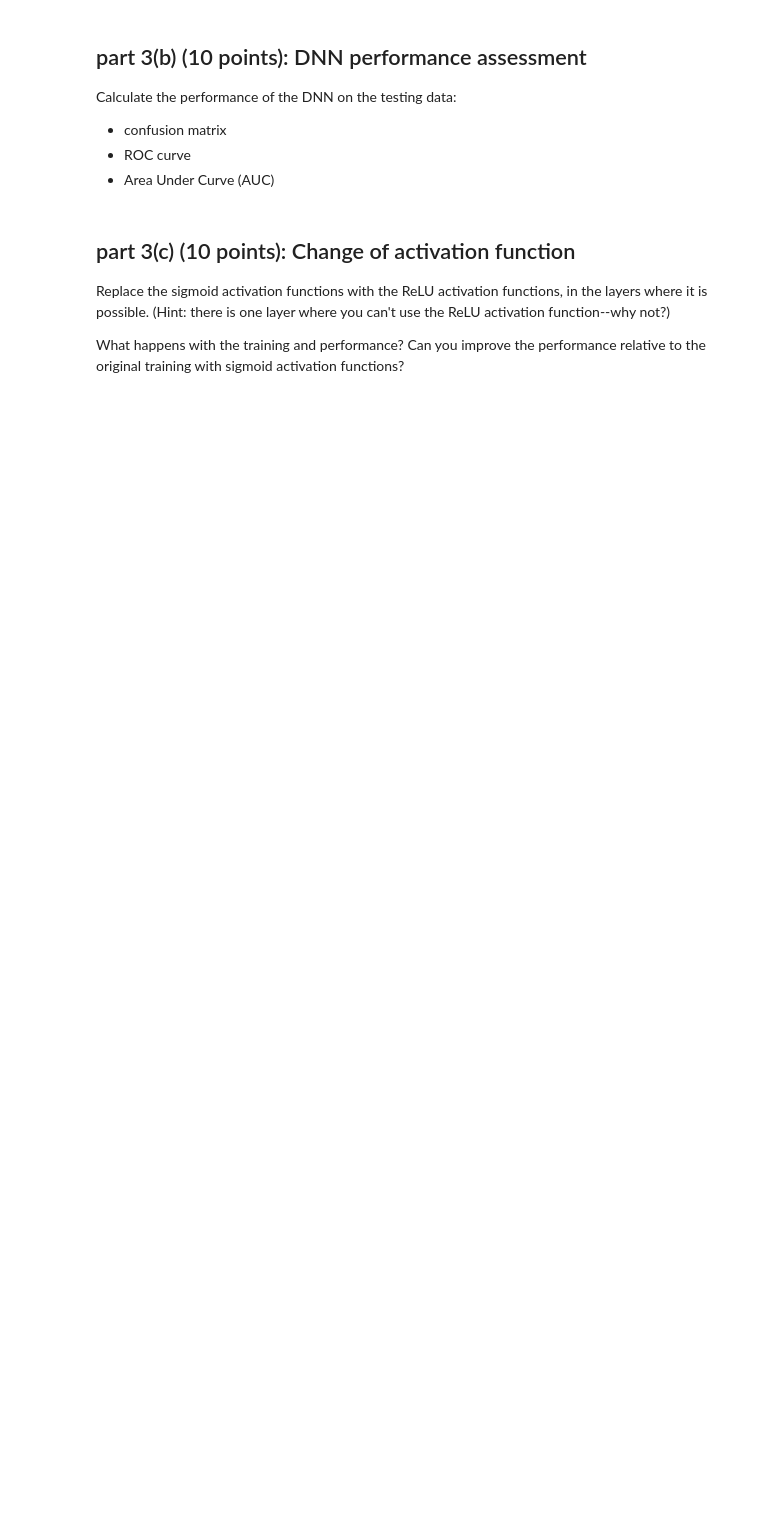
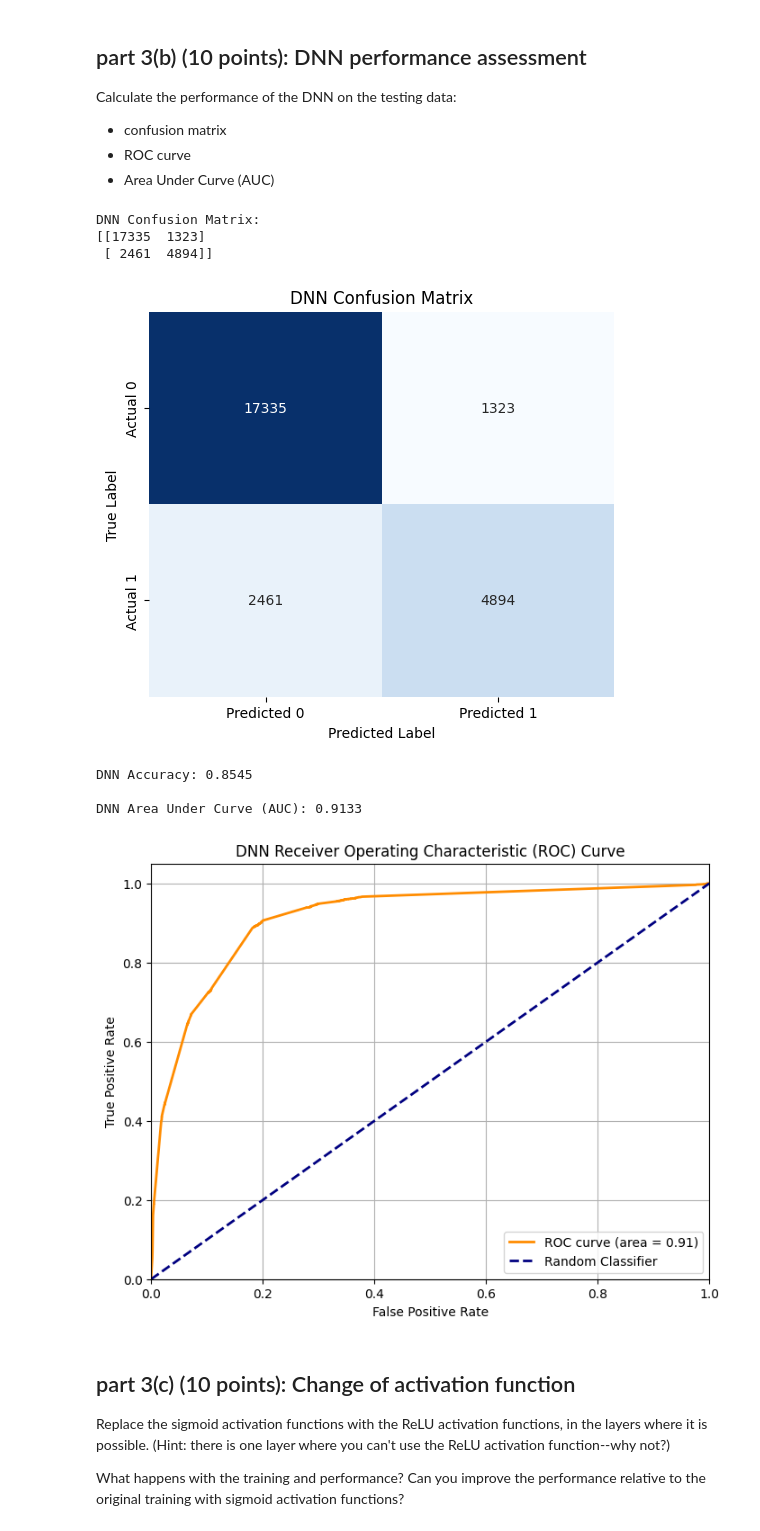
Before and after one commit to jefalk/phys152-2026, a Jupyter notebook: Exercises/Homework-2.ipynb, the cells around one changed output. Cells and saved outputs as stored; diff of their text form; code cells hidden in the pictures; blank space fills up the shorter version.

```diff
--- a/Exercises/Homework-2.ipynb
+++ b/Exercises/Homework-2.ipynb
@@ -295,3 +465,80 @@ Calculate the performance of the DNN on the testing data:
+# %%
+import torch
+import torch.nn.functional as F
+from sklearn.metrics import confusion_matrix, roc_curve, auc, accuracy_score
+import matplotlib.pyplot as plt
+import seaborn as sns
+import numpy as np
+
+# Set model to evaluation mode
+model.eval()
+
+all_labels = []
+all_preds = []
+all_probas = []
+
+with torch.no_grad(): # Disable gradient calculation for evaluation
+    for inputs, labels in test_loader:
+        outputs = model(inputs)
+
+        # Apply sigmoid to get probabilities for binary classification
+        probas = torch.sigmoid(outputs)
+        predicted_labels = (probas >= 0.5).float()
+
+        all_labels.append(labels.cpu().numpy())
+        all_preds.append(predicted_labels.cpu().numpy())
+        all_probas.append(probas.cpu().numpy())
+
+# Concatenate all predictions and labels
+all_labels = np.concatenate(all_labels).flatten()
+all_preds = np.concatenate(all_preds).flatten()
+all_probas = np.concatenate(all_probas).flatten()
+
+# 1. Confusion Matrix
+conf_matrix_dnn = confusion_matrix(all_labels, all_preds)
+print("DNN Confusion Matrix:")
+print(conf_matrix_dnn)
+
+plt.figure(figsize=(6, 5))
+sns.heatmap(conf_matrix_dnn, annot=True, fmt='d', cmap='Blues', cbar=False,
+            xticklabels=['Predicted 0', 'Predicted 1'],
+            yticklabels=['Actual 0', 'Actual 1'])
+plt.title('DNN Confusion Matrix')
+plt.xlabel('Predicted Label')
+plt.ylabel('True Label')
+plt.show()
+
+# 2. Accuracy Score
+accuracy_dnn = accuracy_score(all_labels, all_preds)
+print(f"\nDNN Accuracy: {accuracy_dnn:.4f}")
+
+# 3. ROC curve and 4. Area Under Curve (AUC)
+fpr_dnn, tpr_dnn, thresholds_dnn = roc_curve(all_labels, all_probas)
+roc_auc_dnn = auc(fpr_dnn, tpr_dnn)
+
+print(f"\nDNN Area Under Curve (AUC): {roc_auc_dnn:.4f}")
+
+# Plot ROC curve
+plt.figure(figsize=(8, 6))
+plt.plot(fpr_dnn, tpr_dnn, color='darkorange', lw=2, label=f'ROC curve (area = {roc_auc_dnn:.2f})')
+plt.plot([0, 1], [0, 1], color='navy', lw=2, linestyle='--', label='Random Classifier')
+plt.xlim([0.0, 1.0])
+plt.ylim([0.0, 1.05])
+plt.xlabel('False Positive Rate')
+plt.ylabel('True Positive Rate')
+plt.title('DNN Receiver Operating Characteristic (ROC) Curve')
+plt.legend(loc="lower right")
+plt.grid(True)
+plt.show()
+# %% [output]
+DNN Confusion Matrix:
+[[17335  1323]
+ [ 2461  4894]]
+[figure, added]
+DNN Accuracy: 0.8545
+
+DNN Area Under Curve (AUC): 0.9133
+[figure, added]
 # %% [markdown]
 ## part 3(c) (10 points): Change of activation function
 
```
Also changed, not shown: parts of 8 cells of this notebook.
